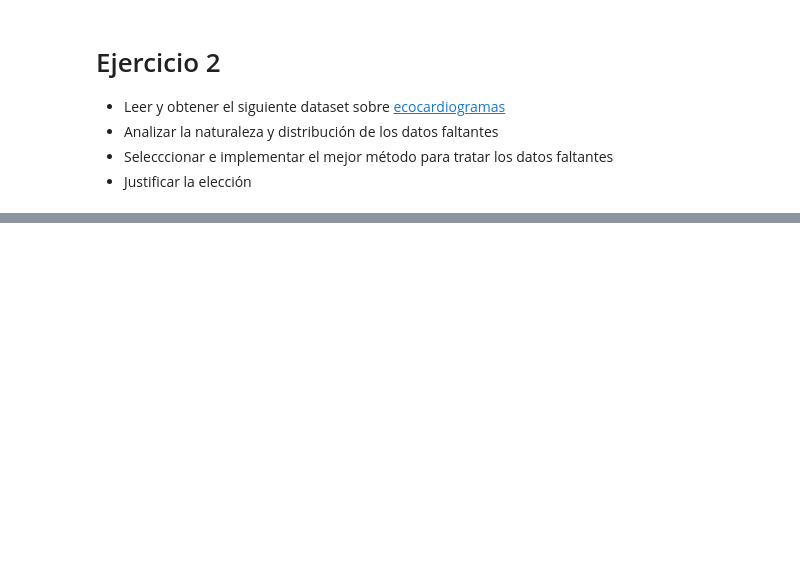
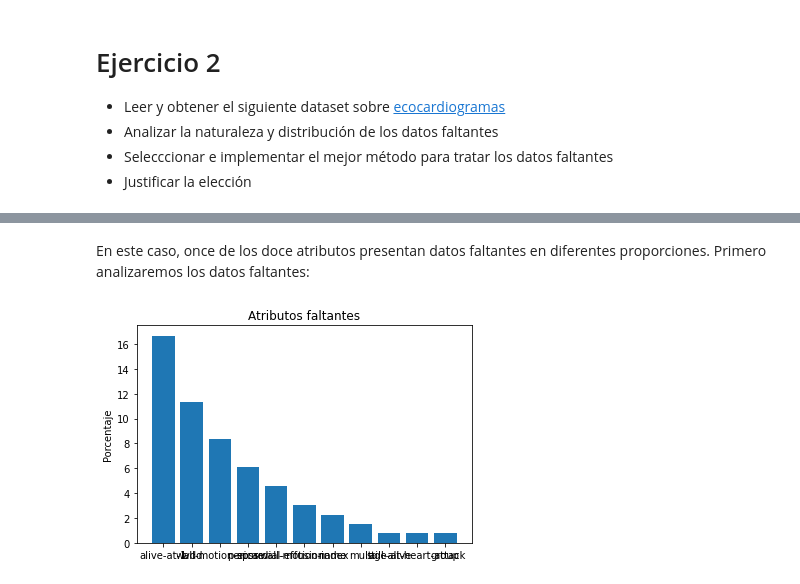
Before and after one commit to bossinblack/Dise-o-de-Base-de-Datos-II, a Jupyter notebook: tp2/2 - TP2.ipynb, the cells around one changed output, grey strips where cells are left out. Drawn from its saved outputs; the diff is of its cells as text; code cells hidden in the pictures; blank space fills up the shorter version.

```diff
--- a/tp2/2 - TP2.ipynb
+++ b/tp2/2 - TP2.ipynb
@@ -235,3 +235,19 @@ Para este dataset, decidimos reemplazar los datos faltantes, teniendo en cuenta
 - Analizar la naturaleza y distribución de los datos faltantes
 - Selecccionar e implementar el mejor método para tratar los datos faltantes
 - Justificar la elección
+# %%
+
+
+import pandas as pd
+import requests
+import numpy as np
+import os
+import matplotlib.pyplot as plt
+%matplotlib inline
+import seaborn as sns
+
+names=["still-alive","age-at-heart-attack","pericardial-effusion","fractional-shortening","epss","lvdd","wall-motion-score","wall-motion-index","mult","name","group","alive-at-1"]
+
+d_echo = pd.read_csv("data/echocardiogram/echocardiogram.data", names=names, index_col=False)
+
+d_echo
@@ -237,0 +367,15 @@ Para este dataset, decidimos reemplazar los datos faltantes, teniendo en cuenta
+# %%
+faltantes = []
+for columna in d_echo.columns:
+    atributo = {}
+    atributo["columna"] = columna
+    atributo["porcentaje"] = np.mean(d_echo[columna].isin(["?"]))*100
+    # Obtener cantidad de valores nulos para la columna
+    atributo["cantidad"] = np.sum(d_echo[columna].isin(["?"]))
+    faltantes.append(atributo)
+
+faltantes
+
+faltantes_df = pd.DataFrame(faltantes)
+
+faltantes_df
@@ -237,0 +412,15 @@ Para este dataset, decidimos reemplazar los datos faltantes, teniendo en cuenta
+# %% [markdown]
+<div>
+	En este caso, once de los doce atributos presentan datos faltantes en diferentes proporciones. Primero analizaremos los datos faltantes:
+</div>
+# %%
+faltantes_df = faltantes_df.sort_values('porcentaje', ascending=False)
+
+df_fl_p = faltantes_df.loc[(faltantes_df['porcentaje'] > 0)]
+
+plt.bar(df_fl_p["columna"], df_fl_p["porcentaje"])
+plt.ylabel('Porcentaje')
+plt.title('Atributos faltantes')
+plt.show()
+# %% [output]
+[figure, added]
```
Also changed, not shown: parts of 20 cells of this notebook, 3 other files.
